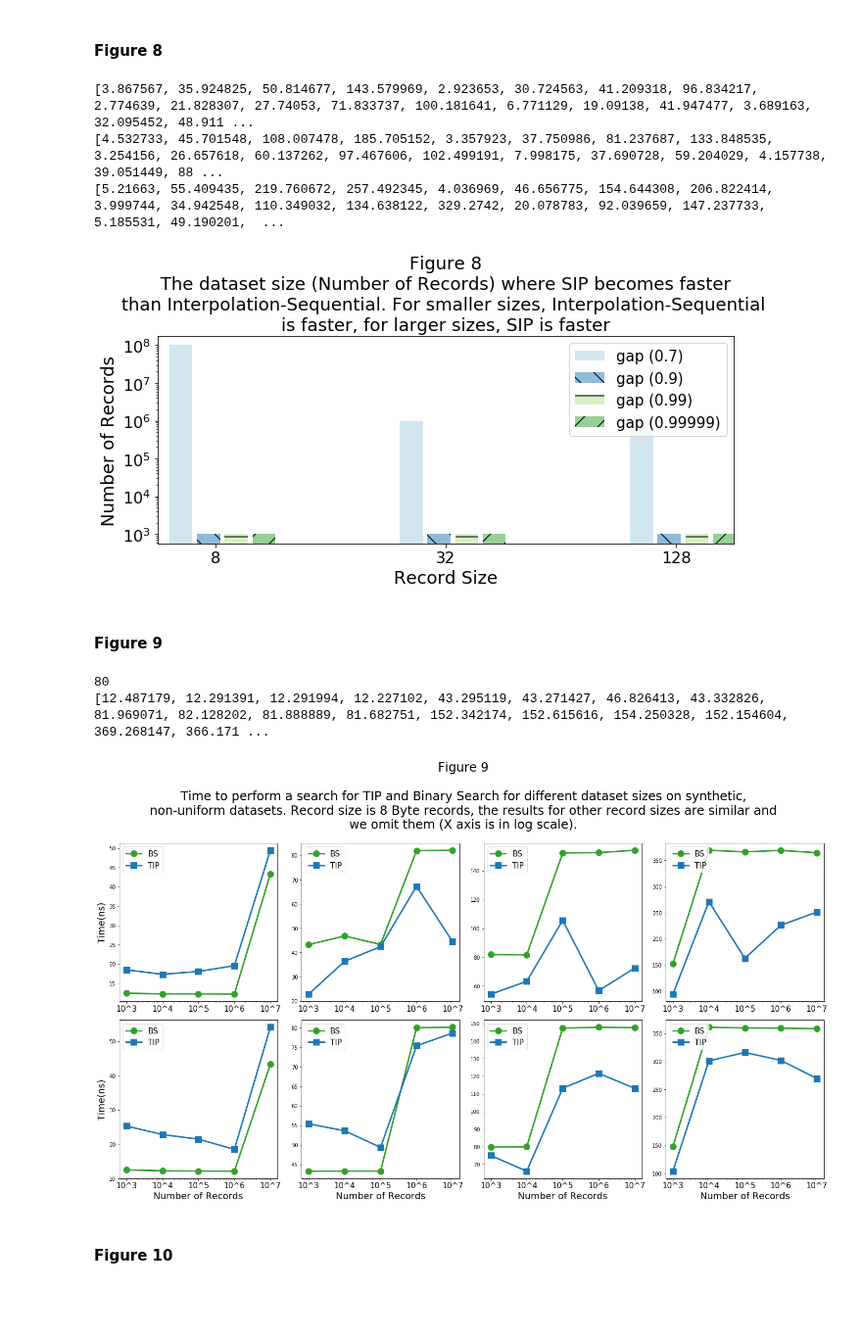
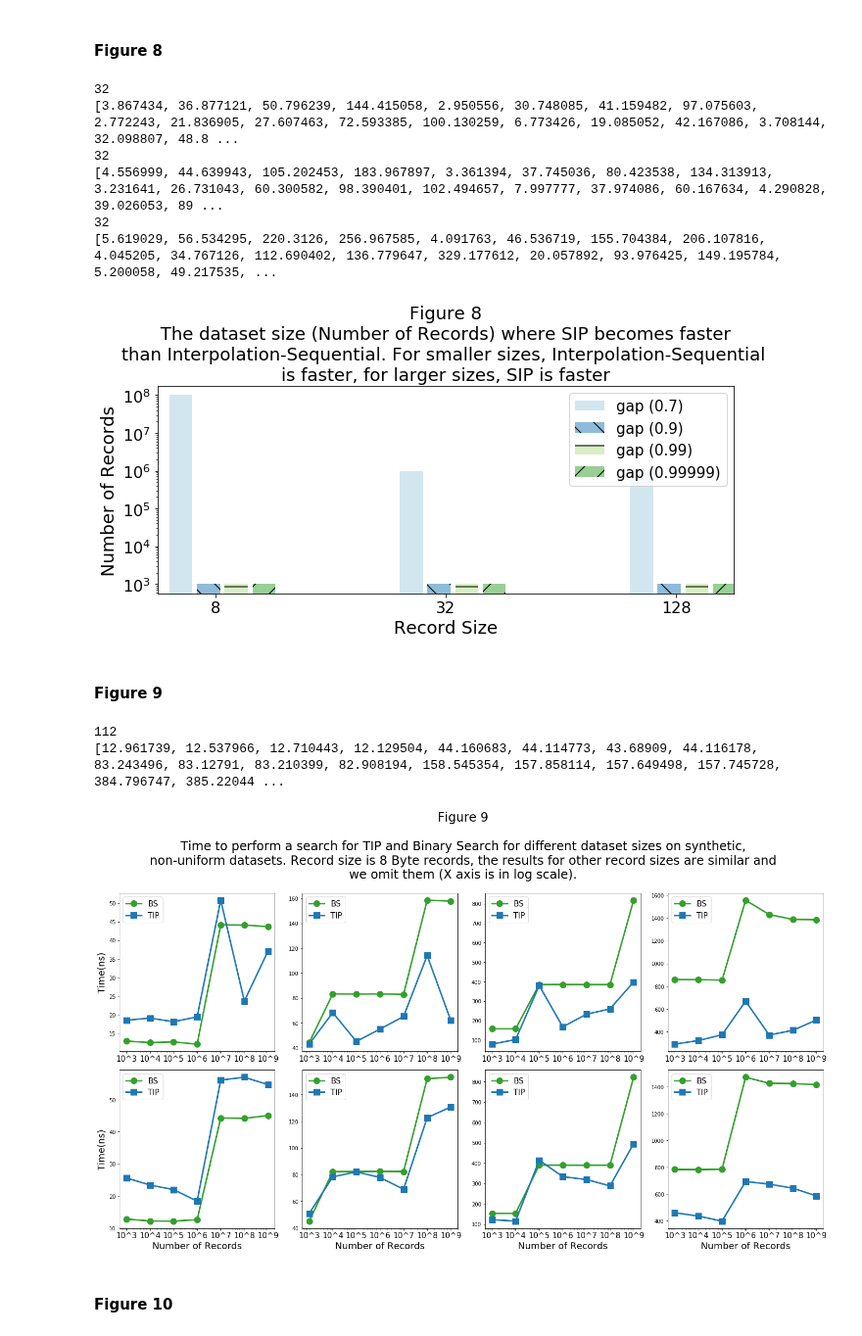
Before and after one commit to UWHustle/Efficiently-Searching-In-Memory-Sorted-Arrays, a Jupyter notebook: reproduce_experiments/CreateFigures.ipynb, the cells around one changed output. Shown at 98% size. Cells and saved outputs as stored; diff of their text form; code cells hidden in the pictures; blank space fills up the shorter version.

```diff
--- a/reproduce_experiments/CreateFigures.ipynb
+++ b/reproduce_experiments/CreateFigures.ipynb
@@ -217,6 +219,7 @@ if len(results) > 30:
 # Group the results by algorithm
 bsResults=results[0:(len(results)//2)]
 sipResults=results[(len(results)//2):len(results)]
+sipResults.append(0)
 
 # Calculate speedup
 sipSpeedup=[(bsResults[i]/sipResults[i]) for i in range(len(bsResults))]
@@ -439,16 +443,25 @@ plt.legend(prop={'size': 15})
 plt.tight_layout()
 plt.gcf().savefig('./figures/fig8.pdf', format='pdf')
 # %% [output]
-[3.867567, 35.924825, 50.814677, 143.579969, 2.923653, 30.724563, 41.209318, 96.834217, 2.774639, 21.828307, 27.74053, 71.833737, 100.181641, 6.771129, 19.09138, 41.947477, 3.689163, 32.095452, 48.911 ...
-[4.532733, 45.701548, 108.007478, 185.705152, 3.357923, 37.750986, 81.237687, 133.848535, 3.254156, 26.657618, 60.137262, 97.467606, 102.499191, 7.998175, 37.690728, 59.204029, 4.157738, 39.051449, 88 ...
-[5.21663, 55.409435, 219.760672, 257.492345, 4.036969, 46.656775, 154.644308, 206.822414, 3.999744, 34.942548, 110.349032, 134.638122, 329.2742, 20.078783, 92.039659, 147.237733, 5.185531, 49.190201,  ...
+32
+[3.867434, 36.877121, 50.796239, 144.415058, 2.950556, 30.748085, 41.159482, 97.075603, 2.772243, 21.836905, 27.607463, 72.593385, 100.130259, 6.773426, 19.085052, 42.167086, 3.708144, 32.098807, 48.8 ...
+32
+[4.556999, 44.639943, 105.202453, 183.967897, 3.361394, 37.745036, 80.423538, 134.313913, 3.231641, 26.731043, 60.300582, 98.390401, 102.494657, 7.997777, 37.974086, 60.167634, 4.290828, 39.026053, 89 ...
+32
+[5.619029, 56.534295, 220.3126, 256.967585, 4.091763, 46.536719, 155.704384, 206.107816, 4.045205, 34.767126, 112.690402, 136.779647, 329.177612, 20.057892, 93.976425, 149.195784, 5.200058, 49.217535, ...
 [figure]
 # %% [markdown]
 #### Figure 9
 # %%
-tsv="fig9.tsv"
+tsvfal="fig9_fal.tsv"
+tsvcfal="fig9_cfal.tsv"
 
-results=get_results(tsv)
+results_fal=get_results(tsvfal)
+results_cfal=get_results(tsvcfal)
+
+results = []
+results.extend(tsvfal)
+results.extend(tsvcfal)
 
 datasetSizes=[3,4,5,6,7]#,8,9]
 if len(results) > 80:
@@ -483,36 +496,36 @@ for i in datasetSizes:
     datasetSizesPlot.append(10**i)
 
 
 figs, axs = plt.subplots(2,4,figsize=(20,10))
 for i in range(0, len(shapes)):
     axs[0,i].plot(datasetSizesPlot, perPlot[i][0],  color=green,marker="o", markersize=12, linewidth=3, label="BS")
     axs[0,i].plot(datasetSizesPlot, perPlot[i][1],  color=blue,marker="s", markersize=12, linewidth=3, label="TIP")
     axs[0,i].set_xscale('log')
     axs[0,i].set_xticks([10**i for i in datasetSizes] )
     axs[0,i].set_xticklabels(["10^"+str(i) for i in datasetSizes], size=15)
     axs[0,i].legend(prop={'size': 15}, loc='upper left')
 
 for i in range(0, len(shapes)):
     axs[1,i].plot(datasetSizesPlot, perPlot[len(shapes)+i][0],  color=green,marker="o", markersize=12, linewidth=3, label="BS")
     axs[1,i].plot(datasetSizesPlot, perPlot[len(shapes)+i][1],  color=blue,marker="s", markersize=12, linewidth=3, label="TIP")
     axs[1,i].set_xlabel('Number of Records', size=18)
     axs[1,i].set_xscale('log')
     axs[1,i].set_xticks([10**i for i in datasetSizes] )
     axs[1,i].set_xticklabels(["10^"+str(i) for i in datasetSizes], size=15)
     axs[1,i].legend(prop={'size': 15}, loc='upper left')
 
 axs[0,0].set_ylabel('Time(ns)', size=18)
 axs[1,0].set_ylabel('Time(ns)', size=18)
 
 caption = "Figure 9\n\nTime to perform a search for TIP and Binary Search for different dataset sizes on synthetic,\nnon-uniform datasets. Record size is 8 Byte records, the results for other record sizes are similar and\nwe omit them (X axis is in log scale)."
 
 figs.suptitle(caption, fontsize=24, x=0.5, y=1.2)
 plt.tight_layout()
 plt.gcf().savefig('./figures/fig9.pdf', format='pdf', bbox_inches='tight')
 # %% [output]
-80
-[12.487179, 12.291391, 12.291994, 12.227102, 43.295119, 43.271427, 46.826413, 43.332826, 81.969071, 82.128202, 81.888889, 81.682751, 152.342174, 152.615616, 154.250328, 152.154604, 369.268147, 366.171 ...
+112
+[12.961739, 12.537966, 12.710443, 12.129504, 44.160683, 44.114773, 43.68909, 44.116178, 83.243496, 83.12791, 83.210399, 82.908194, 158.545354, 157.858114, 157.649498, 157.745728, 384.796747, 385.22044 ...
-[figure, old version]
+[figure, new version]
 # %% [markdown]
 #### Figure 10
 # %%
```
Also changed, not shown: parts of 6 cells of this notebook, 1 other file.
